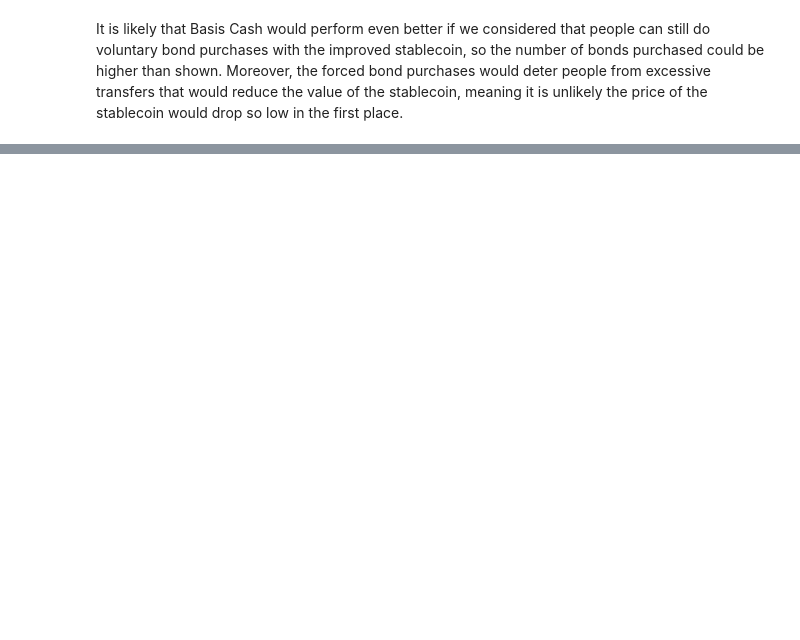
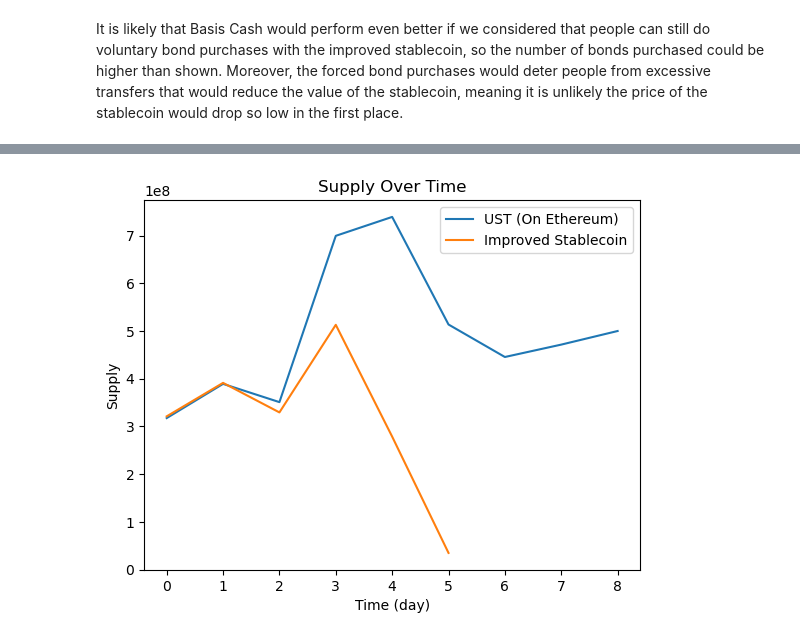
Before and after one commit to nithintatikonda1/SeigniorageStablecoinSimplified, a Jupyter notebook: data/stablecoin.ipynb, the cells around one changed output, grey strips where cells are left out. Cells and saved outputs as stored; diff of their text form; code cells hidden in the pictures; blank space fills up the shorter version.

```diff
--- a/data/stablecoin.ipynb
+++ b/data/stablecoin.ipynb
@@ -240,0 +271,9 @@ It is likely that Basis Cash would perform even better if we considered that peo
+# %%
+supplies = [
+321263392.000000000000000000,
+391399074.961928469743472657,
+329510514.107091251094391174,
+513040454.940211271012208521,
+278802296.522705447376059729,
+35064763.921940142279309012
+]
@@ -240,0 +327,12 @@ It is likely that Basis Cash would perform even better if we considered that peo
+# %%
+days1 = [i for i in range(9)]
+days2 = [i for i in range(6)]
+plt.plot(days1, ust_supplies, label='UST (On Ethereum)')
+plt.plot(days2, supplies, label='Improved Stablecoin')
+plt.title('Supply Over Time')
+plt.xlabel('Time (day)')
+plt.ylabel('Supply')
+plt.legend()
+plt.show()
+# %% [output]
+[figure, added]
```
Also changed, not shown: parts of 10 cells of this notebook, 5 other files.
